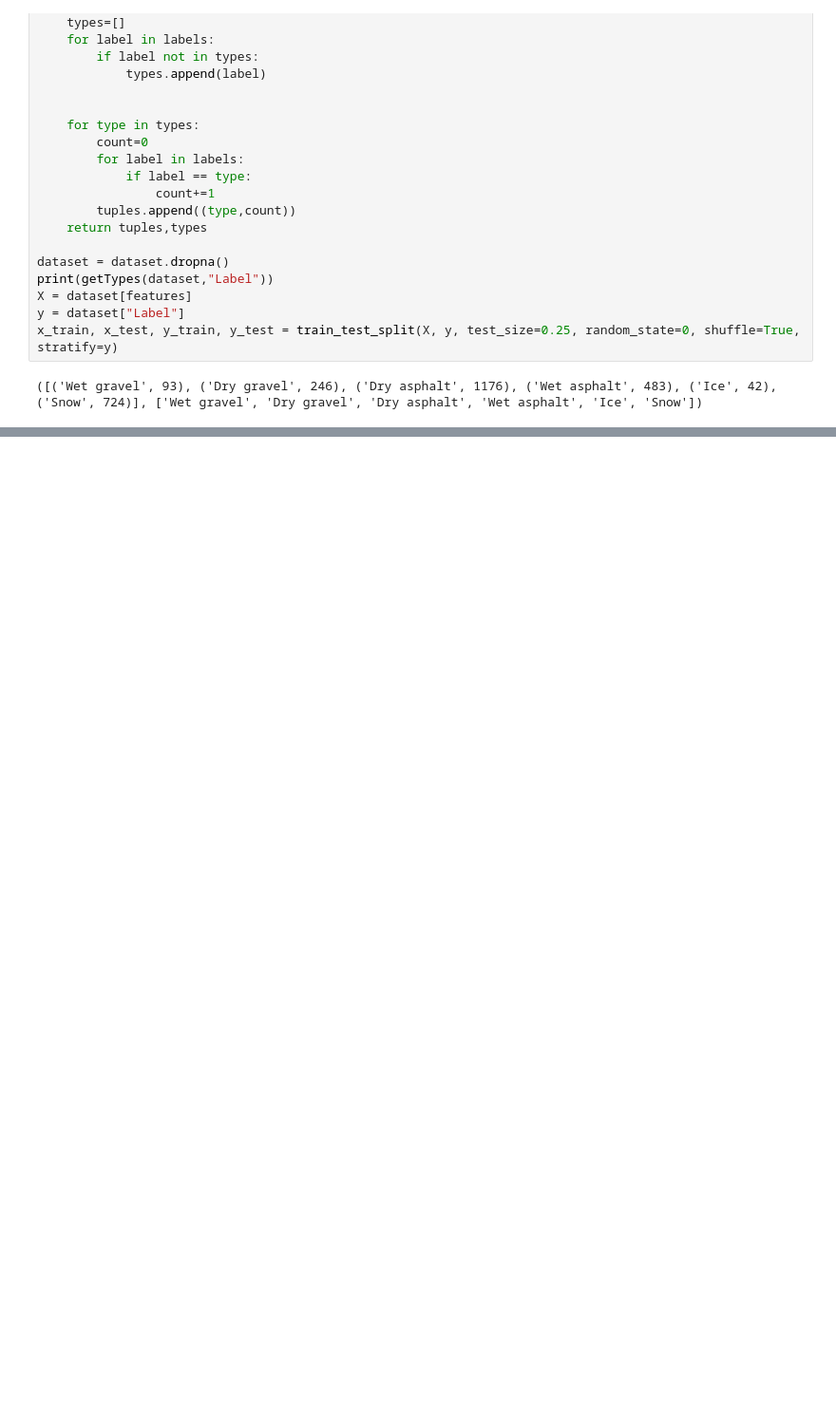
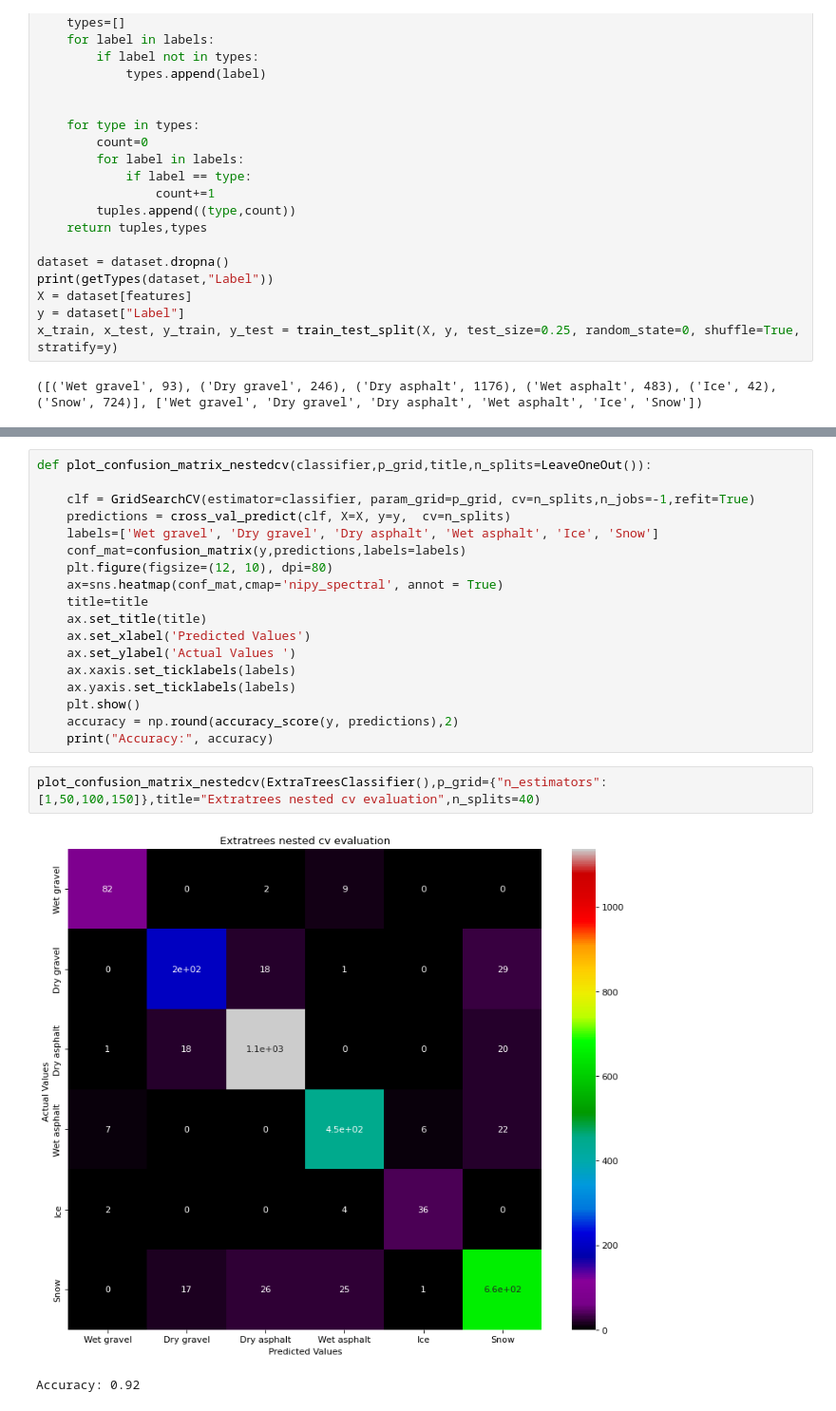
Before and after one commit to TheLonelyFighter/Capstone, a Jupyter notebook: ML_model/ML_notebooks/machine_learning_03_02_-22.ipynb, the cells around one changed output, grey strips where cells are left out. Shown: that part at 95% size. Drawn from its saved outputs; the diff is of its cells as text; blank space fills up the shorter version.

```diff
--- a/ML_model/ML_notebooks/machine_learning_03_02_-22.ipynb
+++ b/ML_model/ML_notebooks/machine_learning_03_02_-22.ipynb
@@ -331,0 +398,23 @@ Time:  1.8471648693084717 seconds
+# %%
+def plot_confusion_matrix_nestedcv(classifier,p_grid,title,n_splits=LeaveOneOut()):
+
+    clf = GridSearchCV(estimator=classifier, param_grid=p_grid, cv=n_splits,n_jobs=-1,refit=True)
+    predictions = cross_val_predict(clf, X=X, y=y,  cv=n_splits)
+    labels=['Wet gravel', 'Dry gravel', 'Dry asphalt', 'Wet asphalt', 'Ice', 'Snow']
+    conf_mat=confusion_matrix(y,predictions,labels=labels)
+    plt.figure(figsize=(12, 10), dpi=80)
+    ax=sns.heatmap(conf_mat,cmap='nipy_spectral', annot = True)
+    title=title
+    ax.set_title(title)
+    ax.set_xlabel('Predicted Values')
+    ax.set_ylabel('Actual Values ')
+    ax.xaxis.set_ticklabels(labels)
+    ax.yaxis.set_ticklabels(labels)
+    plt.show()
+    accuracy = np.round(accuracy_score(y, predictions),2)
+    print("Accuracy:", accuracy)
+# %%
+plot_confusion_matrix_nestedcv(ExtraTreesClassifier(),p_grid={"n_estimators":[1,50,100,150]},title="Extratrees nested cv evaluation",n_splits=40)
+# %% [output]
+[figure, added]
+Accuracy: 0.92
```
Also changed, not shown: parts of 7 cells of this notebook, 9 other files.
